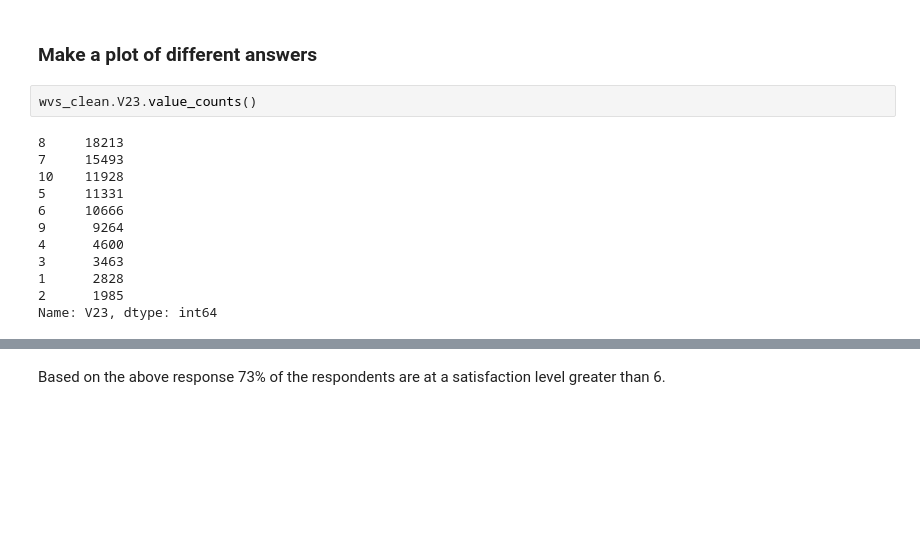
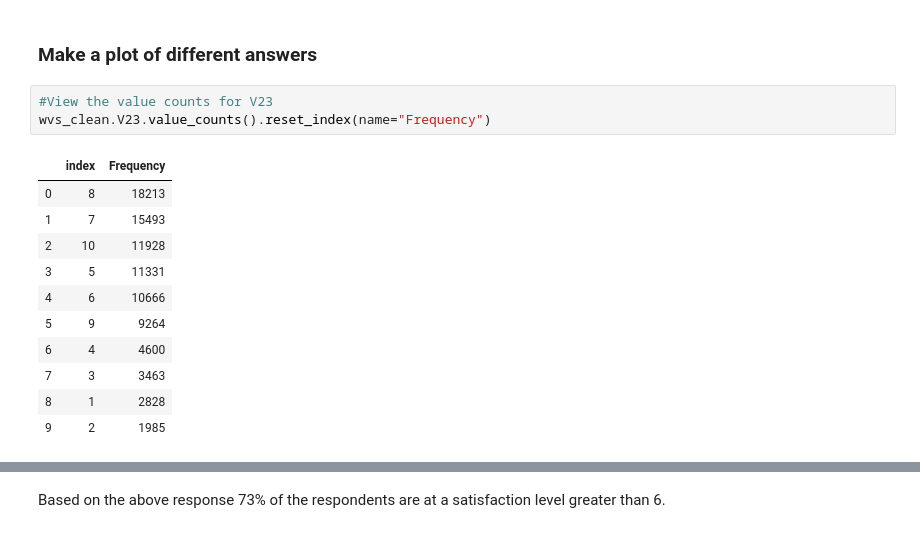
Before and after one commit to akihsirh/Regularization-using-condition-number--lasso-and-ridge, a Jupyter notebook: Hrishika Shetty Regularization.ipynb, the cells around one changed output, grey strips where cells are left out. Cells and saved outputs as stored; diff of their text form; blank space fills up the shorter version.

```diff
--- a/Hrishika Shetty Regularization.ipynb
+++ b/Hrishika Shetty Regularization.ipynb
@@ -37,18 +42,19 @@ wvs_clean.shape
 (89771, 328)
 # %% [markdown]
 ### Make a plot of different answers
-# %%
-wvs_clean.V23.value_counts()
-# %% [output]
-8     18213
-7     15493
-10    11928
-5     11331
-6     10666
-9      9264
-4      4600
-3      3463
-1      2828
-2      1985
-Name: V23, dtype: int64
+# %%
+#View the value counts for V23
+wvs_clean.V23.value_counts().reset_index(name="Frequency")
+# %% [output]
+|  | index | Frequency |
+| 0 | 8 | 18213 |
+| 1 | 7 | 15493 |
+| 2 | 10 | 11928 |
+| 3 | 5 | 11331 |
+| 4 | 6 | 10666 |
+| 5 | 9 | 9264 |
+| 6 | 4 | 4600 |
+| 7 | 3 | 3463 |
+| 8 | 1 | 2828 |
+| 9 | 2 | 1985 |
 # %%
```
Also changed, not shown: parts of 51 cells of this notebook.
